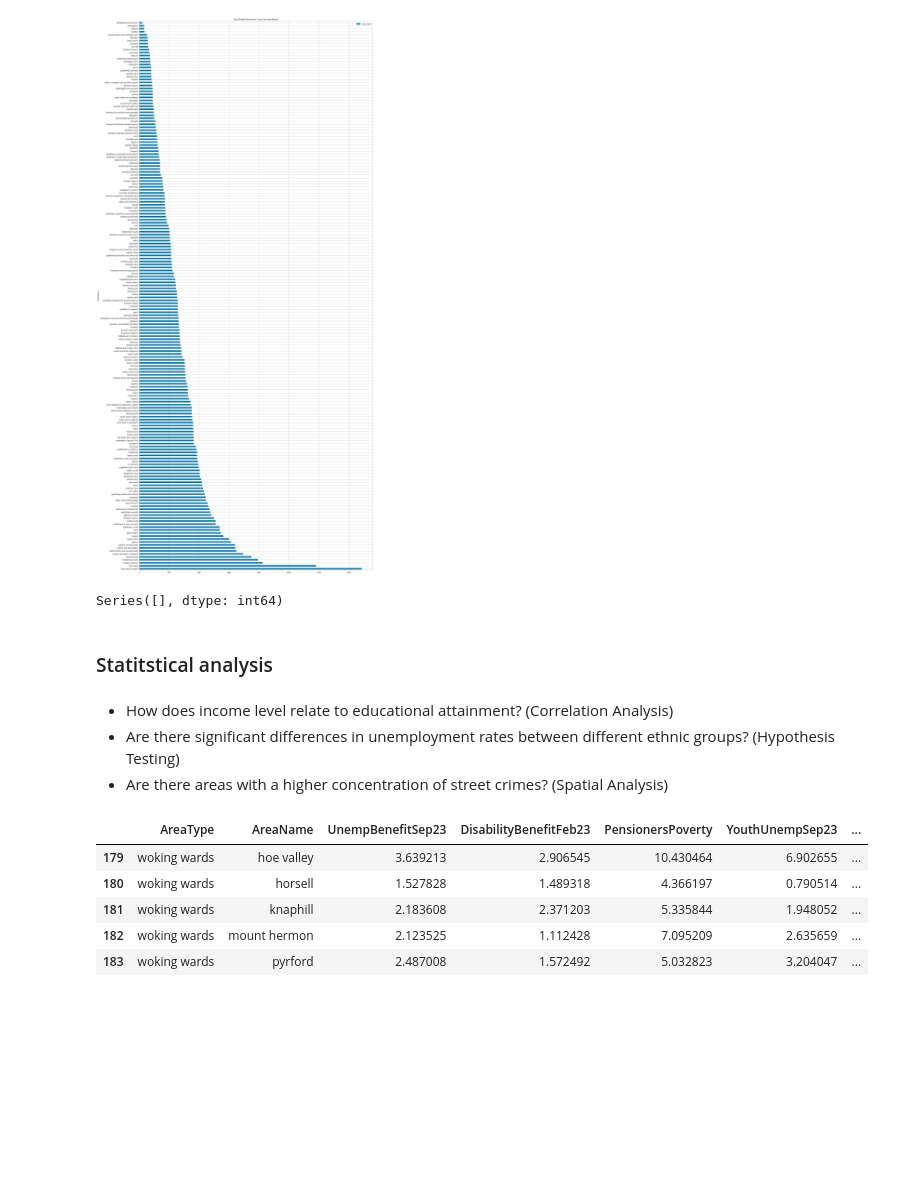
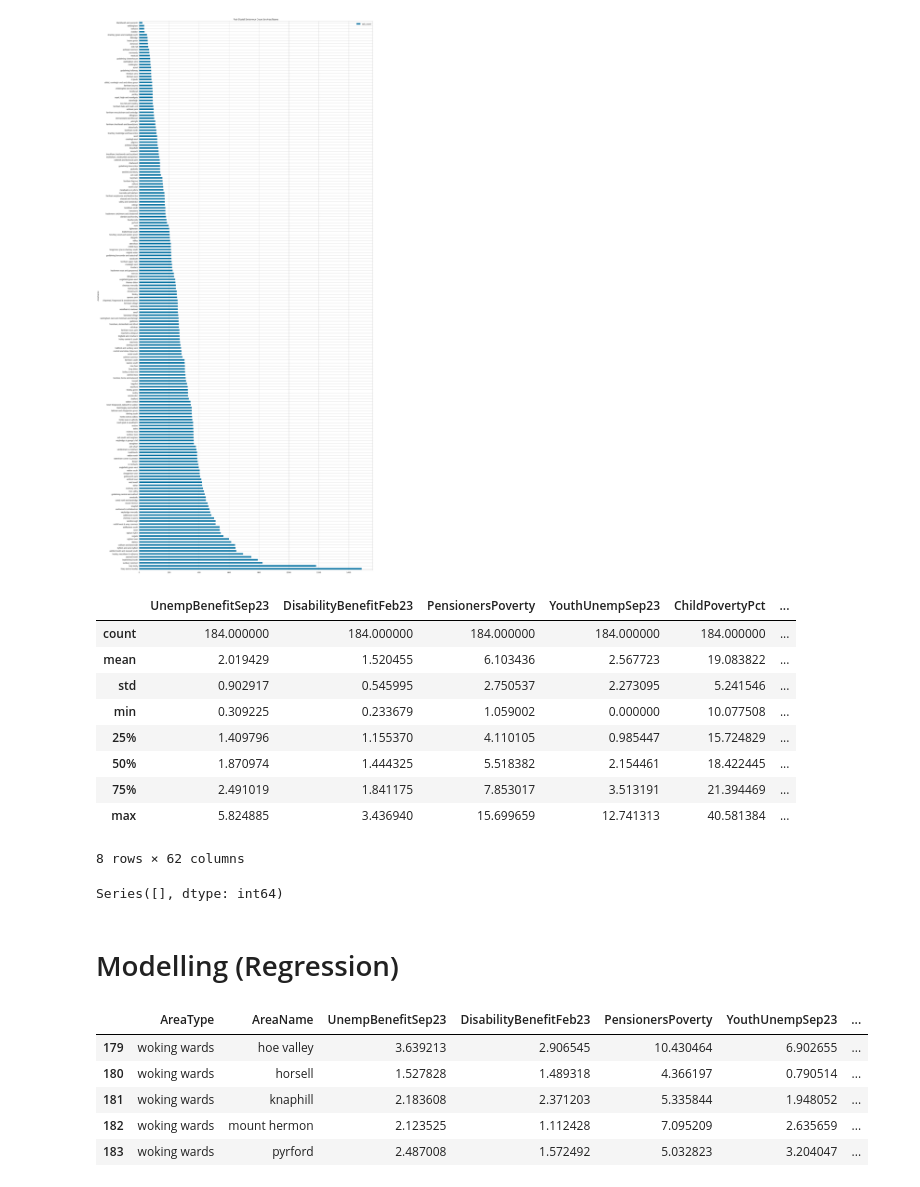
Before and after one commit to ehsantaati/asb-analyse, a Jupyter notebook: 01-asb_sc_analysis_ward.ipynb, the cells around one changed output. Drawn from its saved outputs; the diff is of its cells as text; code cells hidden in the pictures; blank space fills up the shorter version.

```diff
--- a/01-asb_sc_analysis_ward.ipynb
+++ b/01-asb_sc_analysis_ward.ipynb
@@ -374,6 +378,19 @@ plt.tight_layout()
 plt.show()
 # %% [output]
 [figure]
+# %%
+df_final.describe()
+# %% [output]
+|  | UnempBenefitSep23 | DisabilityBenefitFeb23 | PensionersPoverty | YouthUnempSep23 | ChildPovertyPct | ... |
+| count | 184.000000 | 184.000000 | 184.000000 | 184.000000 | 184.000000 | ... |
+| mean | 2.019429 | 1.520455 | 6.103436 | 2.567723 | 19.083822 | ... |
+| std | 0.902917 | 0.545995 | 2.750537 | 2.273095 | 5.241546 | ... |
+| min | 0.309225 | 0.233679 | 1.059002 | 0.000000 | 10.077508 | ... |
+| 25% | 1.409796 | 1.155370 | 4.110105 | 0.985447 | 15.724829 | ... |
+| 50% | 1.870974 | 1.444325 | 5.518382 | 2.154461 | 18.422445 | ... |
+| 75% | 2.491019 | 1.841175 | 7.853017 | 3.513191 | 21.394469 | ... |
+| max | 5.824885 | 3.436940 | 15.699659 | 12.741313 | 40.581384 | ... |
+8 rows × 62 columns
 # %%
 # Check for missing values
 null_cols = df_final.isnull().sum().sort_values(ascending=False)
@@ -382,12 +399,8 @@ null_cols[null_cols > 0]
 Series([], dtype: int64)
 # %%
 df_final.to_csv('data/regression_data_ward.csv', index=False)
-# %% [markdown]
-### Statitstical analysis
-# %% [markdown]
-* How does income level relate to educational attainment? (Correlation Analysis)
-* Are there significant differences in unemployment rates between different ethnic groups? (Hypothesis Testing)
-* Are there areas with a higher concentration of street crimes? (Spatial Analysis)
+# %% [markdown]
+# Modelling (Regression)
 # %%
 dataset = pd.read_csv('data/regression_data_ward.csv')
 dataset.tail()
```
Also changed, not shown: parts of 6 cells of this notebook, 1 other file.
